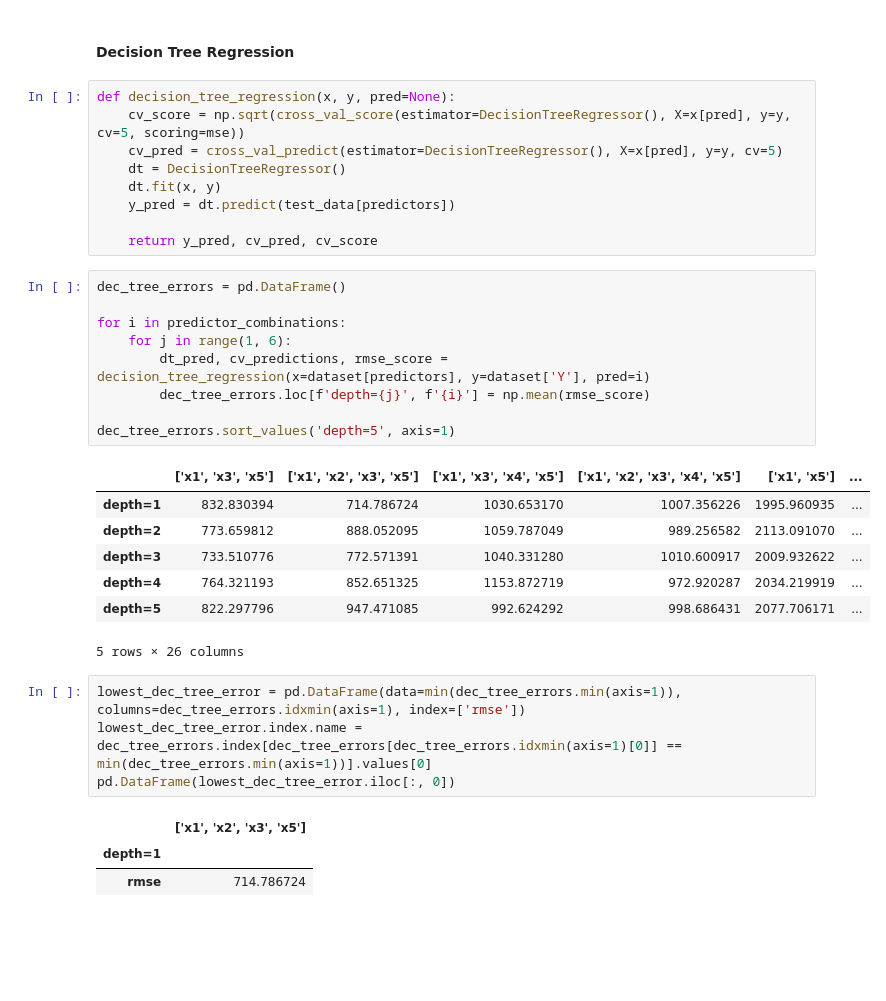
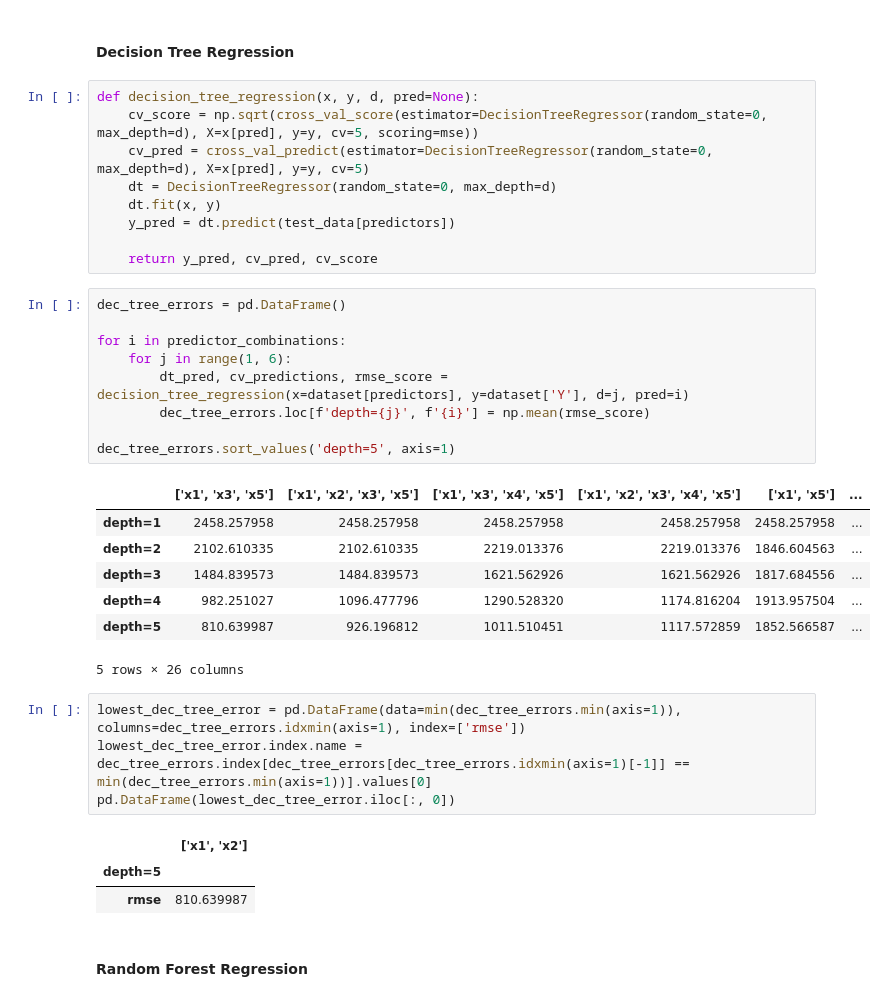
Before and after one commit to sahinozan/CE475-Project, a Jupyter notebook: project.ipynb, the cells around one changed output. Drawn from its saved outputs; the diff is of its cells as text; blank space fills up the shorter version.

```diff
--- a/project.ipynb
+++ b/project.ipynb
@@ -234,10 +235,10 @@ pd.DataFrame(lowest_knn_error.iloc[:, 0])
 # %% [markdown]
 #### Decision Tree Regression
 # %%
-def decision_tree_regression(x, y, pred=None):
-    cv_score = np.sqrt(cross_val_score(estimator=DecisionTreeRegressor(), X=x[pred], y=y, cv=5, scoring=mse))
-    cv_pred = cross_val_predict(estimator=DecisionTreeRegressor(), X=x[pred], y=y, cv=5)
-    dt = DecisionTreeRegressor()
+def decision_tree_regression(x, y, d, pred=None):
+    cv_score = np.sqrt(cross_val_score(estimator=DecisionTreeRegressor(random_state=0, max_depth=d), X=x[pred], y=y, cv=5, scoring=mse))
+    cv_pred = cross_val_predict(estimator=DecisionTreeRegressor(random_state=0, max_depth=d), X=x[pred], y=y, cv=5)
+    dt = DecisionTreeRegressor(random_state=0, max_depth=d)
     dt.fit(x, y)
     y_pred = dt.predict(test_data[predictors])
 
@@ -245,25 +246,27 @@ def decision_tree_regression(x, y, pred=None):
 # %%
 dec_tree_errors = pd.DataFrame()
 
 for i in predictor_combinations:
     for j in range(1, 6):
-        dt_pred, cv_predictions, rmse_score = decision_tree_regression(x=dataset[predictors], y=dataset['Y'], pred=i)
+        dt_pred, cv_predictions, rmse_score = decision_tree_regression(x=dataset[predictors], y=dataset['Y'], d=j, pred=i)
         dec_tree_errors.loc[f'depth={j}', f'{i}'] = np.mean(rmse_score)
 
 dec_tree_errors.sort_values('depth=5', axis=1)
 # %% [output]
 |  | ['x1', 'x3', 'x5'] | ['x1', 'x2', 'x3', 'x5'] | ['x1', 'x3', 'x4', 'x5'] | ['x1', 'x2', 'x3', 'x4', 'x5'] | ['x1', 'x5'] | ... |
-| depth=1 | 832.830394 | 714.786724 | 1030.653170 | 1007.356226 | 1995.960935 | ... |
-| depth=2 | 773.659812 | 888.052095 | 1059.787049 | 989.256582 | 2113.091070 | ... |
-| depth=3 | 733.510776 | 772.571391 | 1040.331280 | 1010.600917 | 2009.932622 | ... |
-| depth=4 | 764.321193 | 852.651325 | 1153.872719 | 972.920287 | 2034.219919 | ... |
-| depth=5 | 822.297796 | 947.471085 | 992.624292 | 998.686431 | 2077.706171 | ... |
+| depth=1 | 2458.257958 | 2458.257958 | 2458.257958 | 2458.257958 | 2458.257958 | ... |
+| depth=2 | 2102.610335 | 2102.610335 | 2219.013376 | 2219.013376 | 1846.604563 | ... |
+| depth=3 | 1484.839573 | 1484.839573 | 1621.562926 | 1621.562926 | 1817.684556 | ... |
+| depth=4 | 982.251027 | 1096.477796 | 1290.528320 | 1174.816204 | 1913.957504 | ... |
+| depth=5 | 810.639987 | 926.196812 | 1011.510451 | 1117.572859 | 1852.566587 | ... |
 5 rows × 26 columns
 # %%
 lowest_dec_tree_error = pd.DataFrame(data=min(dec_tree_errors.min(axis=1)), columns=dec_tree_errors.idxmin(axis=1), index=['rmse'])
-lowest_dec_tree_error.index.name = dec_tree_errors.index[dec_tree_errors[dec_tree_errors.idxmin(axis=1)[0]] == min(dec_tree_errors.min(axis=1))].values[0]
+lowest_dec_tree_error.index.name = dec_tree_errors.index[dec_tree_errors[dec_tree_errors.idxmin(axis=1)[-1]] == min(dec_tree_errors.min(axis=1))].values[0]
 pd.DataFrame(lowest_dec_tree_error.iloc[:, 0])
 # %% [output]
-|  | ['x1', 'x2', 'x3', 'x5'] |
-| depth=1 |  |
-| rmse | 714.786724 |
+|  | ['x1', 'x2'] |
+| depth=5 |  |
+| rmse | 810.639987 |
+# %% [markdown]
+#### Random Forest Regression
```
Also changed, not shown: parts of 4 cells of this notebook.
